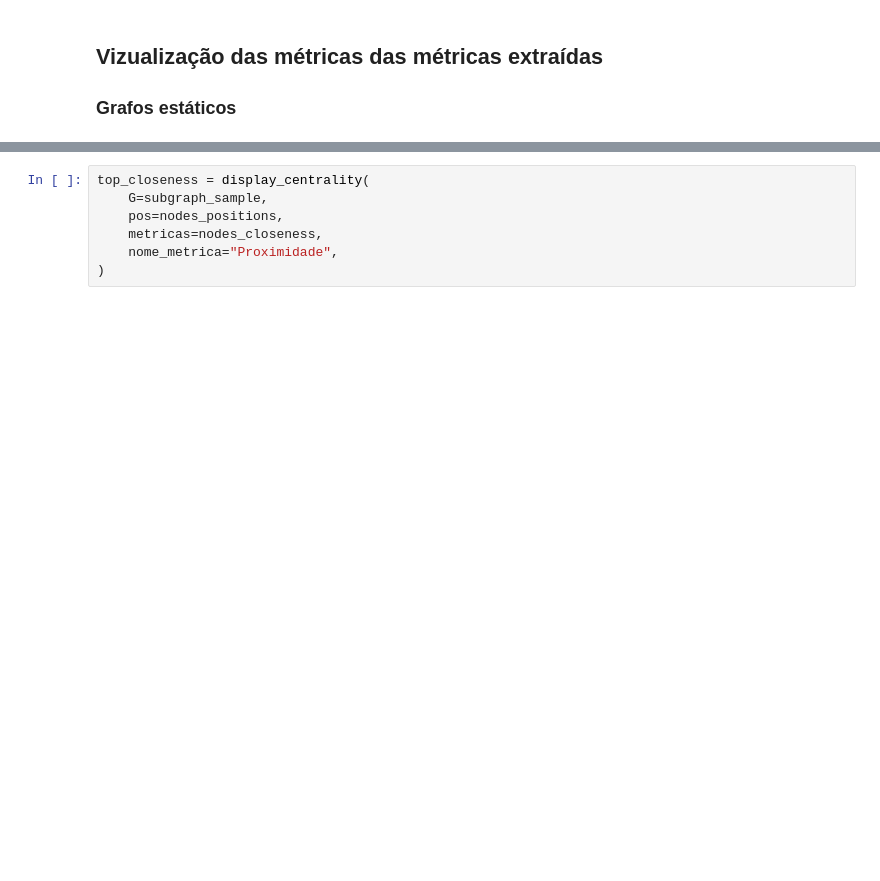
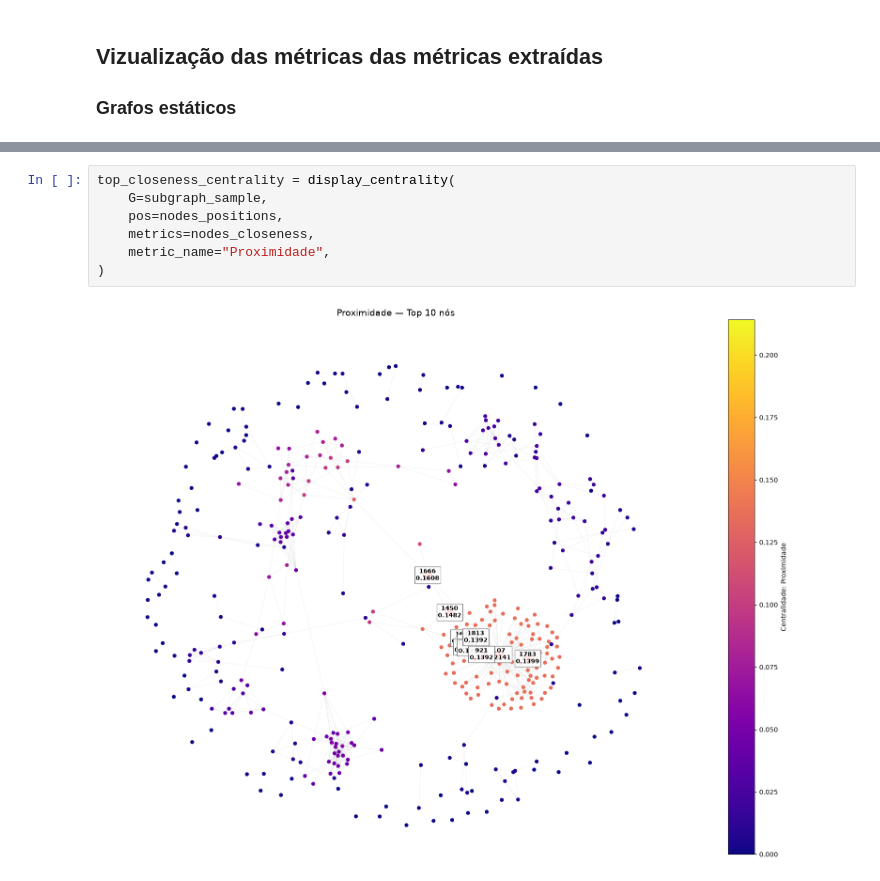
Before and after one commit to Suyannesara/tag-trabalho-1, a Jupyter notebook: src/facebook_egonet.ipynb, the cells around one changed output, grey strips where cells are left out. Cells and saved outputs as stored; diff of their text form; blank space fills up the shorter version.

```diff
--- a/src/facebook_egonet.ipynb
+++ b/src/facebook_egonet.ipynb
@@ -298,8 +345,10 @@ top_intermediate_centrality = display_centrality(
 # %%
-top_closeness = display_centrality(
+top_closeness_centrality = display_centrality(
     G=subgraph_sample,
     pos=nodes_positions,
-    metricas=nodes_closeness,
-    nome_metrica="Proximidade",
+    metrics=nodes_closeness,
+    metric_name="Proximidade",
 )
+# %% [output]
+[figure, added]
 # %%
```
Also changed, not shown: parts of 25 cells of this notebook, 12 other files.
